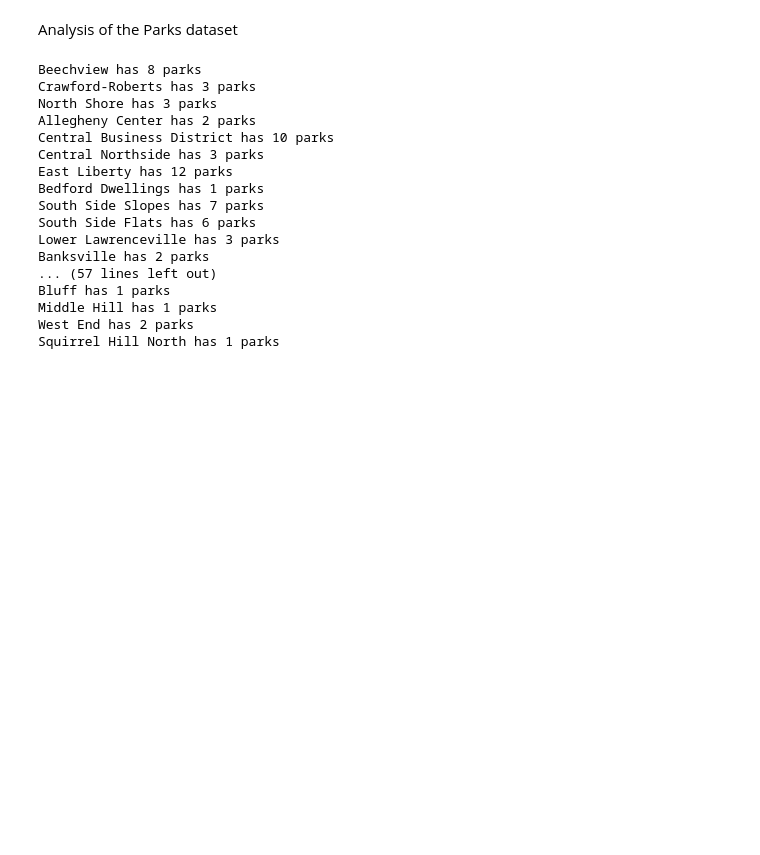
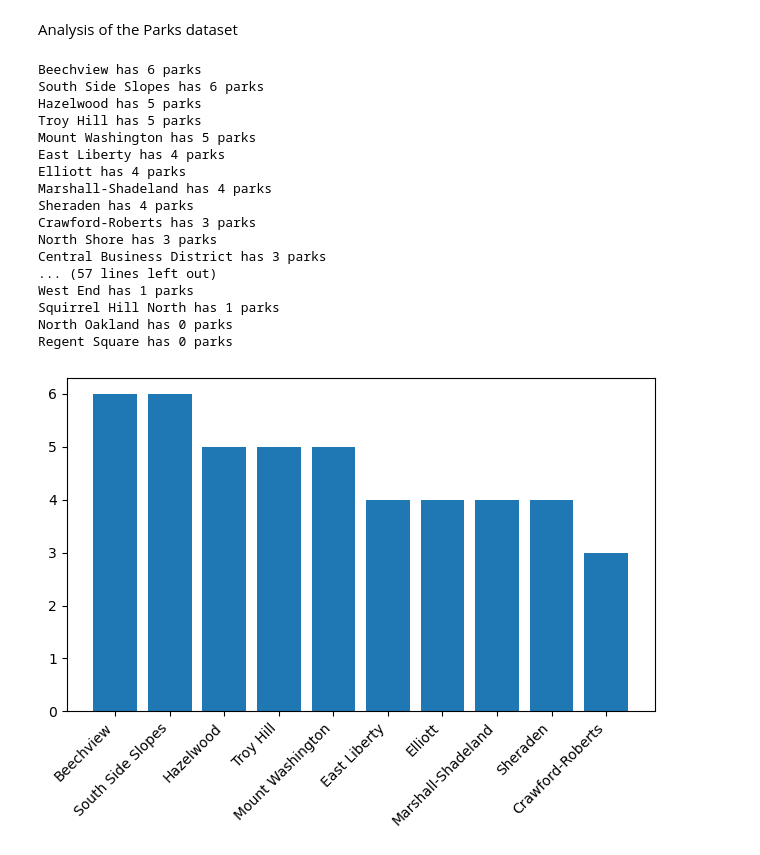
Before and after one commit to cue-balls/CMPINF0010-Final-Project, a Jupyter notebook: notebooks/andrew.ipynb, the cells around one changed output. Cells and saved outputs as stored; diff of their text form; code cells hidden in the pictures; blank space fills up the shorter version.

Commit message:
made bar chart for parks

```diff
--- a/notebooks/andrew.ipynb
+++ b/notebooks/andrew.ipynb
@@ -2,38 +2,52 @@
 Analysis of the Parks dataset
 # %%
 import pandas as pd
+import matplotlib.pyplot as plt
 
 df = pd.read_csv("../datasets/pittsburgh_parks.csv")
 #print(df.head())
 
 #we must define how we score each neighborhood in the parks submetric
 #obviously, the more parks the better
 #something to note is that not every listing in the dataset is a park in the traditional sense
 #i.e. not a recreational park
 #these parks will not be concluded in the final count
 
 neighborhood_scores = {}
 
 neighborhoods = df['neighborhood'].unique()
 
 for n in neighborhoods:
     neighborhood_scores[n] = ((df['neighborhood'] == n) & (df['type'] == 'Park')).sum()
-    print(f"{n} has {(df['neighborhood'] == n).sum()} parks")
+
+new_scores = dict(sorted(neighborhood_scores.items(), key=lambda item: item[1], reverse=True))
+for n in new_scores.keys():
+    print(f"{n} has {new_scores[n]} parks")
+
+
+labels = list(new_scores.keys())
+values = list(new_scores.values())
+
+plt.bar(labels[:10], values[:10])
+plt.xticks(rotation=45, ha='right')
+plt.tight_layout()
+plt.show()
 # %% [output]
-Beechview has 8 parks
+Beechview has 6 parks
+South Side Slopes has 6 parks
+Hazelwood has 5 parks
+Troy Hill has 5 parks
+Mount Washington has 5 parks
+East Liberty has 4 parks
+Elliott has 4 parks
+Marshall-Shadeland has 4 parks
+Sheraden has 4 parks
 Crawford-Roberts has 3 parks
 North Shore has 3 parks
-Allegheny Center has 2 parks
-Central Business District has 10 parks
-Central Northside has 3 parks
-East Liberty has 12 parks
-Bedford Dwellings has 1 parks
-South Side Slopes has 7 parks
-South Side Flats has 6 parks
-Lower Lawrenceville has 3 parks
-Banksville has 2 parks
+Central Business District has 3 parks
 ... (57 lines left out)
-Bluff has 1 parks
-Middle Hill has 1 parks
-West End has 2 parks
+West End has 1 parks
 Squirrel Hill North has 1 parks
+North Oakland has 0 parks
+Regent Square has 0 parks
+[figure, added]
```
